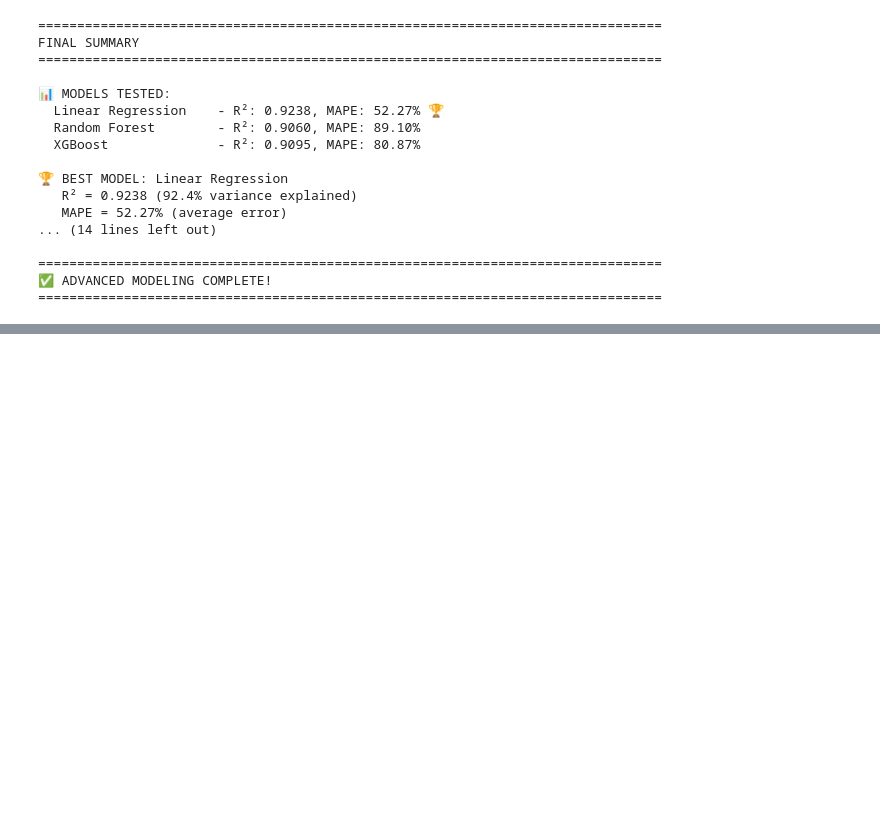
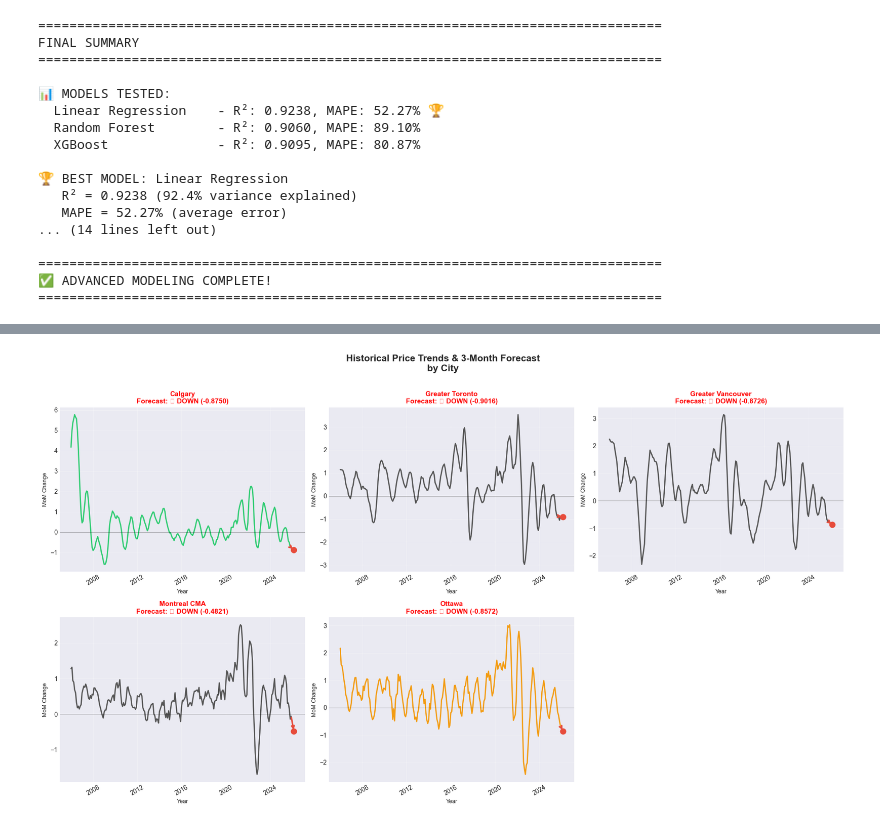
Before and after one commit to ChloeLeeFullStackDeveloper/CANADIAN-HOUSING-MARKET-ANALYSIS, a Jupyter notebook: 02_Notebooks/Advanced_Models.ipynb, the cells around one changed output, grey strips where cells are left out. Cells and saved outputs as stored; diff of their text form; code cells hidden in the pictures; blank space fills up the shorter version.

```diff
--- a/02_Notebooks/Advanced_Models.ipynb
+++ b/02_Notebooks/Advanced_Models.ipynb
@@ -722,0 +921,86 @@ FINAL SUMMARY
+# %%
+print("="*80)
+print("PART 11: MARKET INSIGHTS")
+print("="*80)
+
+# ── 1. Historical trend + short-term forecast direction ──────────────────────
+# Use the best model (RF) to predict next 3 months per city using latest data
+city_colors = {
+    'Vancouver': '#e74c3c',
+    'Toronto':   '#3498db',
+    'Calgary':   '#2ecc71',
+    'Ottawa':    '#f39c12',
+    'Montreal':  '#9b59b6'
+}
+
+fig, axes = plt.subplots(2, 3, figsize=(18, 10))
+axes = axes.flatten()
+
+forecast_summary = []
+
+for idx, city in enumerate(sorted(df_clean['City'].unique())):
+    ax = axes[idx]
+    city_data = df_clean[df_clean['City'] == city].sort_values('Date')
+
+    # Historical: yearly average index (use raw df for full history)
+    city_raw = df[df['City'] == city].sort_values('Date') if 'City' in df.columns else city_data
+
+    # Plot historical MoM changes (rolling 6-month avg for smoothness)
+    city_data_sorted = city_data.copy()
+    city_data_sorted['Smooth'] = city_data_sorted[target_col].rolling(6, min_periods=1).mean()
+
+    ax.plot(city_data_sorted['Date'], city_data_sorted['Smooth'],
+            color=city_colors.get(city, '#555'), linewidth=2, label='Actual (6mo avg)')
+    ax.axhline(y=0, color='black', linestyle='-', alpha=0.3, linewidth=0.8)
+
+    # Short-term forecast: predict using last available data point
+    latest = city_data_sorted.iloc[-1:]
+    X_latest = latest[feature_cols]
+
+    rf_forecast = rf_model.predict(X_latest)[0]
+    xgb_forecast = xgb_model.predict(X_latest)[0]
+    avg_forecast = (rf_forecast + xgb_forecast) / 2
+
+    # Plot forecast arrow
+    last_date = city_data_sorted['Date'].iloc[-1]
+    forecast_date = last_date + pd.DateOffset(months=3)
+
+    color_arrow = '#2ecc71' if avg_forecast > 0 else '#e74c3c'
+    ax.annotate('',
+                xy=(forecast_date, avg_forecast),
+                xytext=(last_date, city_data_sorted['Smooth'].iloc[-1]),
+                arrowprops=dict(arrowstyle='->', color=color_arrow, lw=2.5))
+
+    direction = '📈 UP' if avg_forecast > 0 else '📉 DOWN'
+    ax.scatter([forecast_date], [avg_forecast], color=color_arrow, s=80, zorder=5)
+
+    ax.set_title(f'{city}\nForecast: {direction} ({avg_forecast:+.4f})',
+                fontsize=11, fontweight='bold',
+                color=color_arrow.replace('#2ecc71','green').replace('#e74c3c','red'))
+    ax.set_xlabel('Year', fontsize=9)
+    ax.set_ylabel('MoM Change', fontsize=9)
+    ax.grid(alpha=0.3)
+    ax.tick_params(axis='x', rotation=30)
+
+    forecast_summary.append({
+        'City': city,
+        'Last MoM Change': round(city_data_sorted[target_col].iloc[-1], 4),
+        'Forecast (3mo)': round(avg_forecast, 4),
+        'Direction': '↑ Rising' if avg_forecast > 0 else '↓ Falling'
+    })
+
+# Hide unused subplot
+axes[-1].set_visible(False)
+
+plt.suptitle('Historical Price Trends & 3-Month Forecast\nby City',
+             fontsize=15, fontweight='bold', y=1.01)
+plt.tight_layout()
+os.makedirs('../03_Results/visualization', exist_ok=True)
+plt.savefig('../03_Results/visualization/12_price_trends_forecast.png', dpi=150, bbox_inches='tight')
+plt.show()
+print("✓ Saved: 12_price_trends_forecast.png")
+
+forecast_df = pd.DataFrame(forecast_summary)
+print("\nForecast Summary:")
+display(forecast_df)
+# %% [output]
@@ -722,0 +1025 @@ FINAL SUMMARY
+[figure, added]
```
Also changed, not shown: parts of 8 cells of this notebook, 8 other files.
